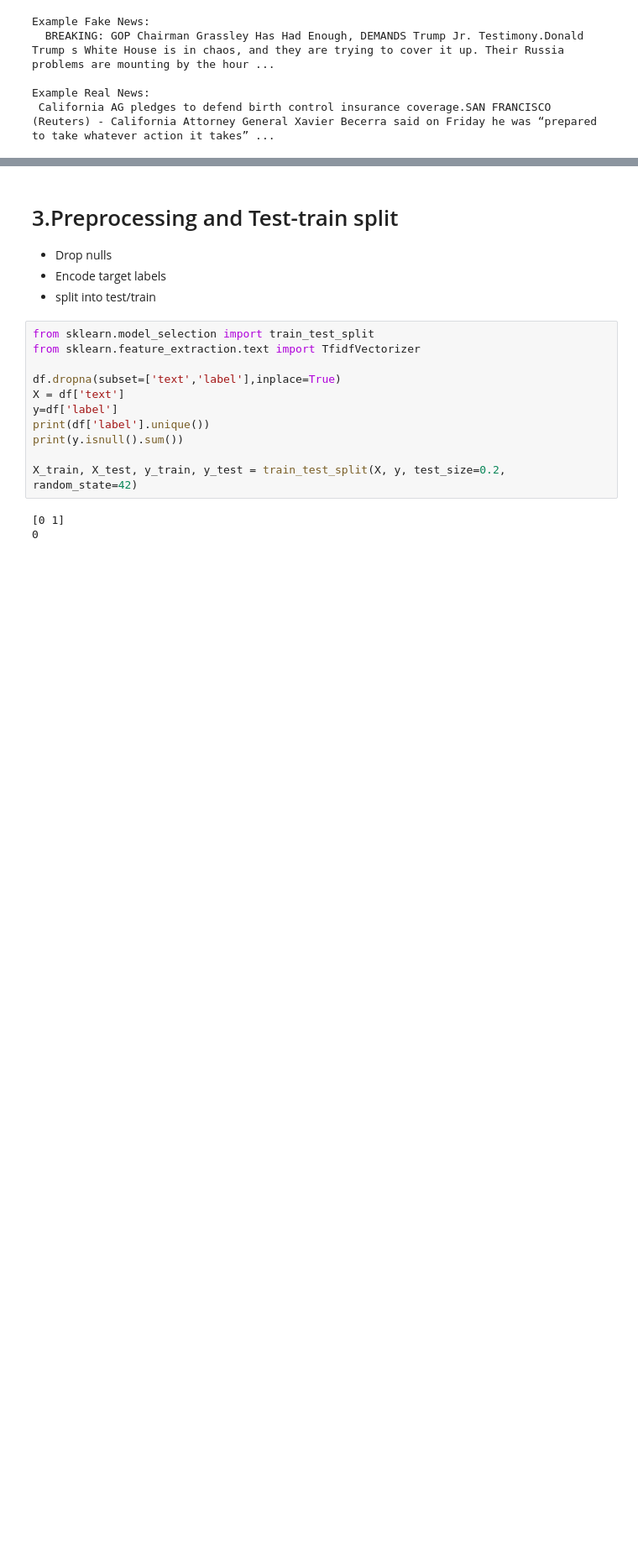
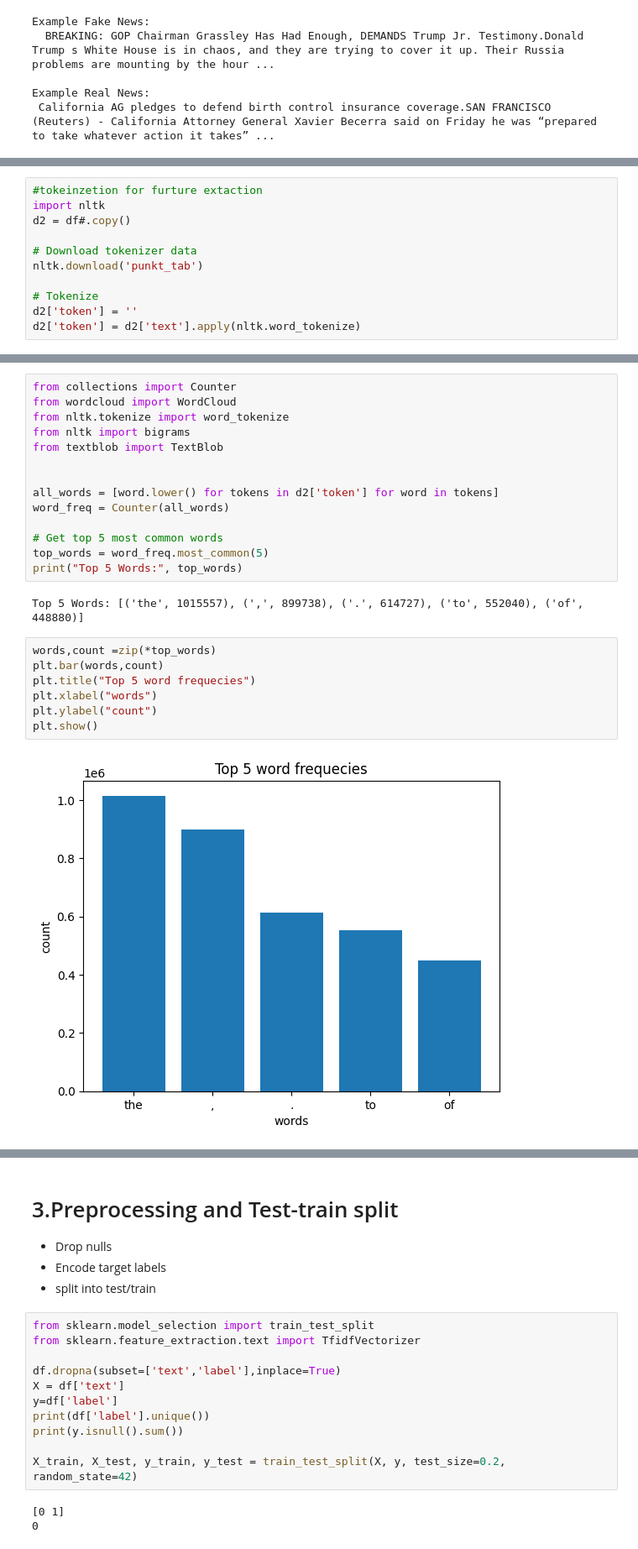
Before and after one commit to harshbpathak/fake-news-detector, a Jupyter notebook: notebook/fake-news-detector.ipynb, the cells around one changed output, grey strips where cells are left out. Shown at 84% size. Drawn from its saved outputs; the diff is of its cells as text; blank space fills up the shorter version.

```diff
--- a/notebook/fake-news-detector.ipynb
+++ b/notebook/fake-news-detector.ipynb
@@ -96,0 +110,11 @@ Example Real News:
+# %%
+#tokeinzetion for furture extaction
+import nltk
+d2 = df#.copy()
+
+# Download tokenizer data
+nltk.download('punkt_tab')
+
+# Tokenize
+d2['token'] = ''
+d2['token'] = d2['text'].apply(nltk.word_tokenize)
@@ -96,0 +129,25 @@ Example Real News:
+# %%
+from collections import Counter
+from wordcloud import WordCloud
+from nltk.tokenize import word_tokenize
+from nltk import bigrams
+from textblob import TextBlob
+
+
+all_words = [word.lower() for tokens in d2['token'] for word in tokens]
+word_freq = Counter(all_words)
+
+# Get top 5 most common words
+top_words = word_freq.most_common(5)
+print("Top 5 Words:", top_words)
+# %% [output]
+Top 5 Words: [('the', 1015557), (',', 899738), ('.', 614727), ('to', 552040), ('of', 448880)]
+# %%
+words,count =zip(*top_words)
+plt.bar(words,count)
+plt.title("Top 5 word frequecies")
+plt.xlabel("words")
+plt.ylabel("count")
+plt.show()
+# %% [output]
+[figure, added]
```
Also changed, not shown: parts of 16 cells of this notebook.
